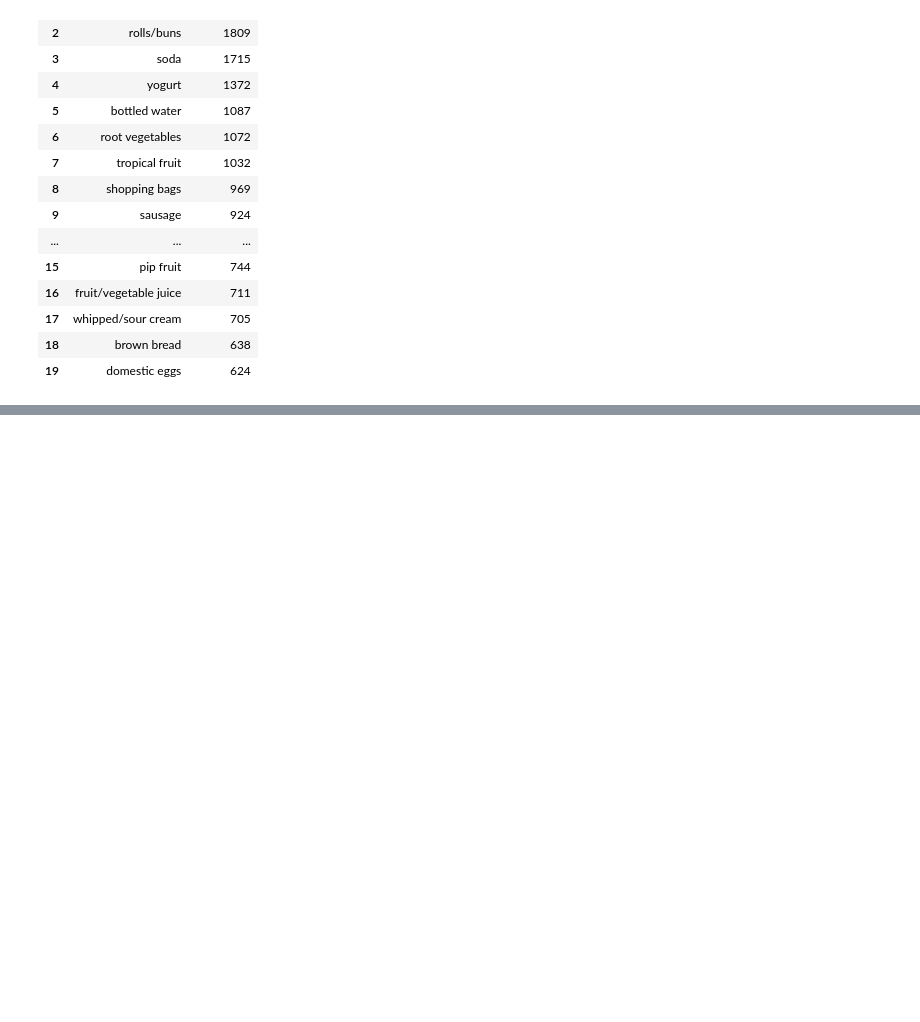
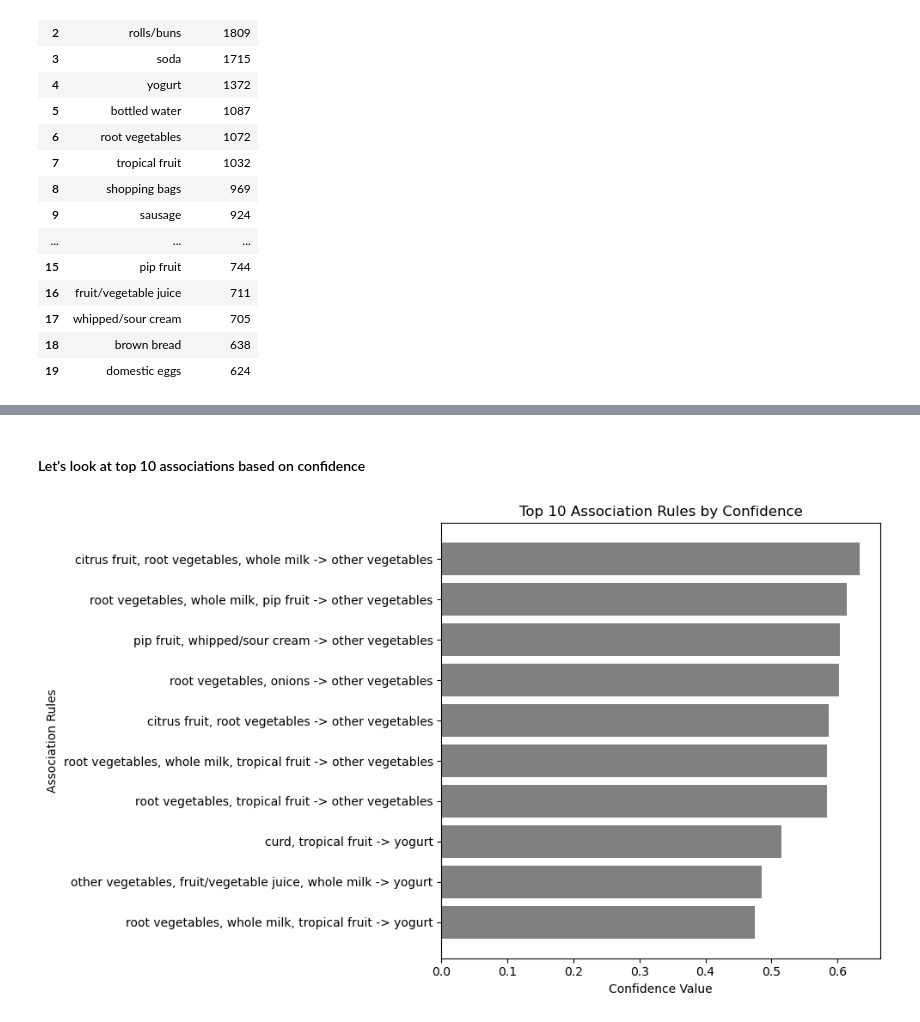
Before and after one commit to milindbhatiaa/Intro-to-ML-project, a Jupyter notebook: AssociationRules.ipynb, the cells around one changed output, grey strips where cells are left out. Saved outputs shown, nothing was run; the diff lists cells and outputs as text; code cells hidden in the pictures; blank space fills up the shorter version.

```diff
--- a/AssociationRules.ipynb
+++ b/AssociationRules.ipynb
@@ -172,0 +139,3 @@ rules.sort_values(by='lift',ascending=False)
+# %%
+rules['rules_ass'] = rules.apply(lambda row: f"{', '.join(row['antecedents'])} -> {', '.join(row['consequents'])}", axis=1)
+rules.sort_values(by='lift',ascending=False)
@@ -172,0 +156,19 @@ rules.sort_values(by='lift',ascending=False)
+# %% [markdown]
+#### Let's look at top 10 associations based on confidence
+# %%
+top_rules = rules.nlargest(10, 'confidence')
+
+associations = top_rules['rules_ass']
+con_values = top_rules['confidence']
+
+plt.figure(figsize=(10, 6))
+plt.barh(associations, con_values, color='grey')
+plt.xlabel('Confidence Value')
+plt.ylabel('Association Rules')
+plt.title('Top 10 Association Rules by Confidence')
+plt.gca().invert_yaxis()
+plt.tight_layout()
+
+plt.show()
+# %% [output]
+[figure, added]
```
Also changed, not shown: parts of 21 cells of this notebook, 3 other files.
